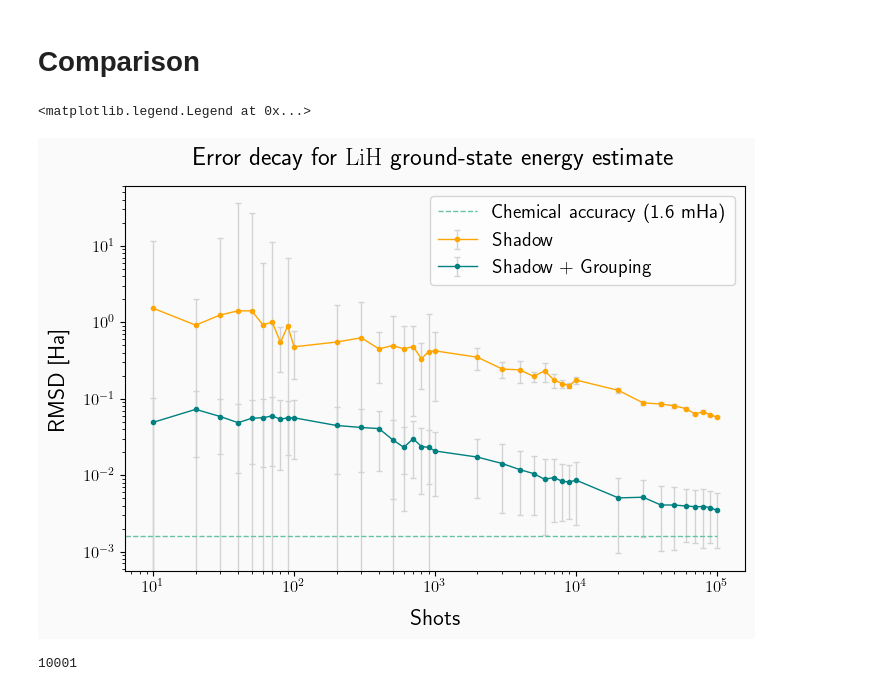
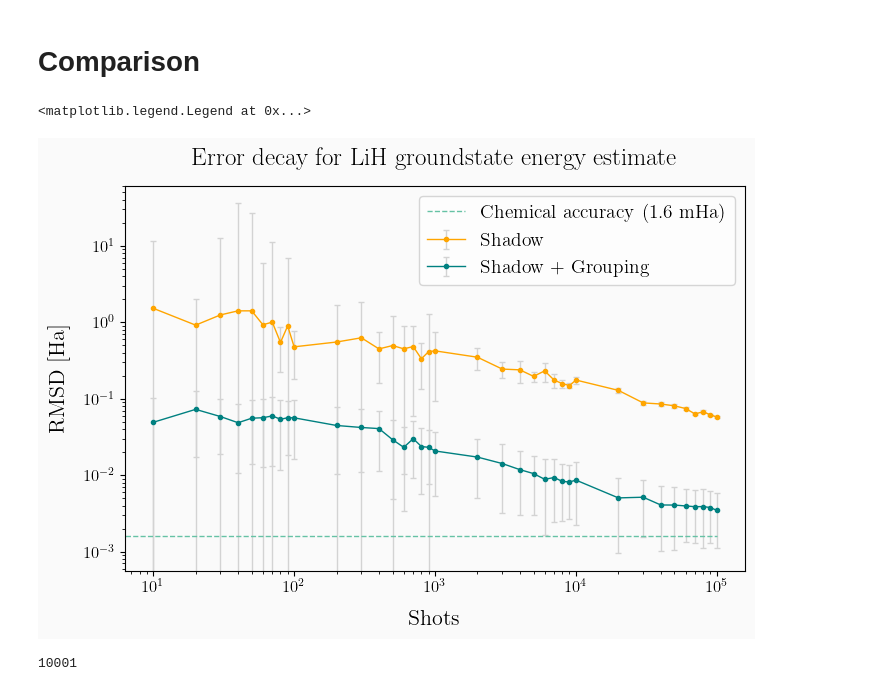
Before and after one commit to Marshhall/Physics_Thesis, a Jupyter notebook: shadow_grouping.ipynb, the cells around one changed output. Cells and saved outputs as stored; diff of their text form; code cells hidden in the pictures.

```diff
--- a/shadow_grouping.ipynb
+++ b/shadow_grouping.ipynb
@@ -1480,6 +1480,8 @@ ddq = loaded_data[:, 2].astype(float)
 number_of_runs = 100
 
 plt.rcParams['text.usetex'] = True
+plt.rcParams['font.family'] = 'serif'
+plt.rcParams['font.serif'] = ['Computer Modern']
 plt.rcParams['font.size'] = 14
 plt.rcParams['axes.labelsize'] = 16
 plt.rcParams['axes.titlesize'] = 18
@@ -1501,7 +1503,7 @@ ax.errorbar(shots_loaded, rmsd_loaded, yerr=std_dev_loaded, fmt='o-', color="tea
 ax.plot([-1, shots_loaded[-1]], [1.6e-3, 1.6e-3], lw=1, linestyle="--", label="Chemical accuracy (1.6 mHa)")
 
 # Titles and labels
-ax.set_title(r"Error decay for $\mathrm{H}_2$ ground-state energy estimate", pad=15)
+ax.set_title(r"Error decay for $\mathrm{H}_2$ groundstate energy estimate", pad=15)
 ax.set_xlabel("Shots", labelpad=10)
 ax.set_ylabel("RMSD [Ha]", labelpad=10)
 ax.set_xscale('log')
@@ -1906,6 +1908,8 @@ ddq = loaded_data[:, 2].astype(float)
 number_of_runs = 100
 
 plt.rcParams['text.usetex'] = True
+plt.rcParams['font.family'] = 'serif'
+plt.rcParams['font.serif'] = ['Computer Modern']
 plt.rcParams['font.size'] = 14
 plt.rcParams['axes.labelsize'] = 16
 plt.rcParams['axes.titlesize'] = 18
@@ -1913,35 +1917,35 @@ plt.rcParams['xtick.labelsize'] = 12
 plt.rcParams['ytick.labelsize'] = 12
 
 
 
 fig, ax = plt.subplots(figsize=(8,5))
 
 # Set background color
 fig.patch.set_facecolor('#FAFAFA')  # Full figure background
 ax.set_facecolor('#FAFAFA')
 
 # Plot with error bars
 ax.errorbar(shots_loaded, ds, yerr=dds, fmt='o-', color="orange", ecolor='lightgray', elinewidth=1, capsize=2, markersize=3, lw=1, label="Shadow")
 ax.errorbar(shots_loaded, rmsd_loaded, yerr=std_dev_loaded, fmt='o-', color="teal", ecolor='lightgray', elinewidth=1, capsize=2, markersize=3, lw=1, label="Shadow + Grouping")
 # ax.errorbar(shots_loaded, dq, yerr=ddq, fmt='o-', color="pink", ecolor='lightgray', elinewidth=1, capsize=4, markersize=5, label="Grouping")
 ax.plot([-1, shots_loaded[-1]], [1.6e-3, 1.6e-3], lw=1, linestyle="--", label="Chemical accuracy (1.6 mHa)")
 
 # Titles and labels
-ax.set_title(r"Error decay for $\mathrm{LiH}$ ground-state energy estimate", pad=15)
+ax.set_title(r"Error decay for LiH groundstate energy estimate", pad=15)
 ax.set_xlabel("Shots", labelpad=10)
 ax.set_ylabel("RMSD [Ha]", labelpad=10)
 ax.set_xscale('log')
 ax.set_yscale('log')
 ax.legend()
 # fig.savefig(f"Plots/LiH_rmsd_SG_vs_CS_{n_shotss[0]}_{n_shotss[-1]}_{number_of_runs}r.pdf", dpi=800)
 
 
 # ax.set_title(r"$\mathrm{Error}$ $\mathrm{decay}$ $\mathrm{for}$ $\mathrm{H}_2$ $\mathrm{ground-state}$ $\mathrm{energy}$ $\mathrm{estimate}$", pad=15)
 # ax.set_xlabel("$\mathrm{Shots}$", labelpad=10)
 # ax.set_ylabel(r"$\mathrm{RMSD}$ $\mathrm{[Ha]}$", labelpad=10)
 # %% [output]
 <matplotlib.legend.Legend at 0x...>
-[figure, old version]
+[figure, new version]
 # %%
 len(np.arange(-1, 10000))
 # %% [output]
```
Also changed, not shown: parts of 1 cell of this notebook, 6 other files.
